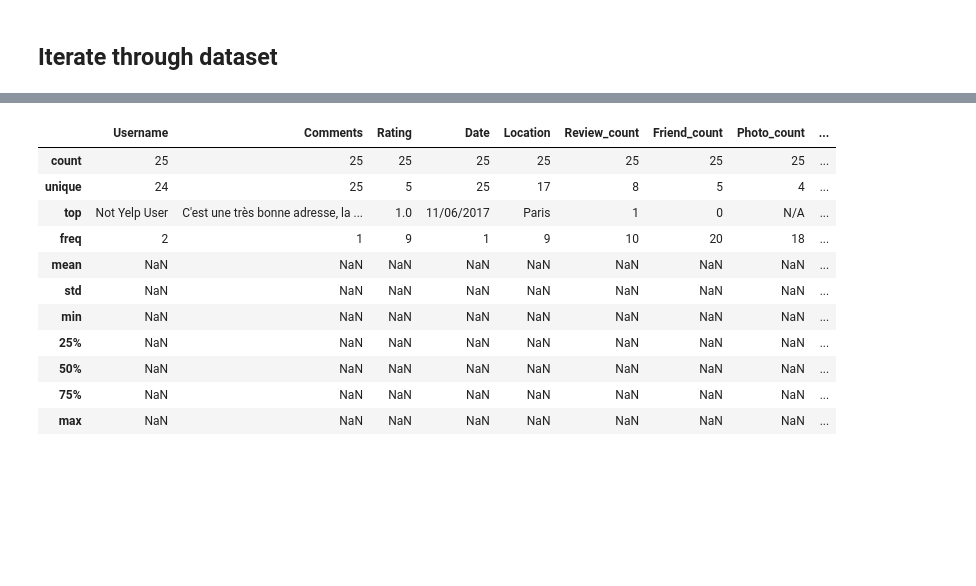
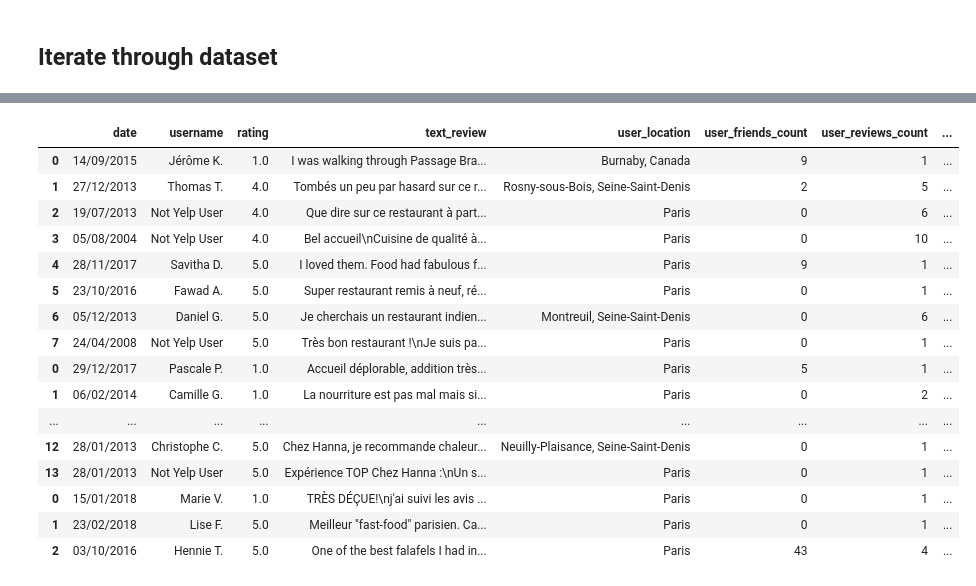
Before and after one commit to AnisZakari/Fake_review_detection, a Jupyter notebook: Scraping/Yelp_Paris_Scraping_reviews/scraping_comments_fake.ipynb, the cells around one changed output, grey strips where cells are left out. Saved outputs shown, nothing was run; the diff lists cells and outputs as text; code cells hidden in the pictures; blank space fills up the shorter version.

```diff
--- a/Scraping/Yelp_Paris_Scraping_reviews/scraping_comments_fake.ipynb
+++ b/Scraping/Yelp_Paris_Scraping_reviews/scraping_comments_fake.ipynb
@@ -370,17 +392,22 @@ max     NaN
-# %%
-final_df.describe(include = "all")
-# %% [output]
-|  | Username | Comments | Rating | Date | Location | Review_count | Friend_count | Photo_count | ... |
-| count | 25 | 25 | 25 | 25 | 25 | 25 | 25 | 25 | ... |
-| unique | 24 | 25 | 5 | 25 | 17 | 8 | 5 | 4 | ... |
-| top | Not Yelp User | C'est une très bonne adresse, la ... | 1.0 | 11/06/2017 | Paris | 1 | 0 | N/A | ... |
-| freq | 2 | 1 | 9 | 1 | 9 | 10 | 20 | 18 | ... |
-| mean | NaN | NaN | NaN | NaN | NaN | NaN | NaN | NaN | ... |
-| std | NaN | NaN | NaN | NaN | NaN | NaN | NaN | NaN | ... |
-| min | NaN | NaN | NaN | NaN | NaN | NaN | NaN | NaN | ... |
-| 25% | NaN | NaN | NaN | NaN | NaN | NaN | NaN | NaN | ... |
-| 50% | NaN | NaN | NaN | NaN | NaN | NaN | NaN | NaN | ... |
-| 75% | NaN | NaN | NaN | NaN | NaN | NaN | NaN | NaN | ... |
-| max | NaN | NaN | NaN | NaN | NaN | NaN | NaN | NaN | ... |
+# %%
+final_df
+# %% [output]
+|  | date | username | rating | text_review | user_location | user_friends_count | user_reviews_count | ... |
+| 0 | 14/09/2015 | Jérôme K. | 1.0 | I was walking through Passage Bra... | Burnaby, Canada | 9 | 1 | ... |
+| 1 | 27/12/2013 | Thomas T. | 4.0 | Tombés un peu par hasard sur ce r... | Rosny-sous-Bois, Seine-Saint-Denis | 2 | 5 | ... |
+| 2 | 19/07/2013 | Not Yelp User | 4.0 | Que dire sur ce restaurant à part... | Paris | 0 | 6 | ... |
+| 3 | 05/08/2004 | Not Yelp User | 4.0 | Bel accueil\nCuisine de qualité à... | Paris | 0 | 10 | ... |
+| 4 | 28/11/2017 | Savitha D. | 5.0 | I loved them. Food had fabulous f... | Paris | 9 | 1 | ... |
+| 5 | 23/10/2016 | Fawad A. | 5.0 | Super restaurant remis à neuf, ré... | Paris | 0 | 1 | ... |
+| 6 | 05/12/2013 | Daniel G. | 5.0 | Je cherchais un restaurant indien... | Montreuil, Seine-Saint-Denis | 0 | 6 | ... |
+| 7 | 24/04/2008 | Not Yelp User | 5.0 | Très bon restaurant !\nJe suis pa... | Paris | 0 | 1 | ... |
+| 0 | 29/12/2017 | Pascale P. | 1.0 | Accueil déplorable, addition très... | Paris | 5 | 1 | ... |
+| 1 | 06/02/2014 | Camille G. | 1.0 | La nourriture est pas mal mais si... | Paris | 0 | 2 | ... |
+| ... | ... | ... | ... | ... | ... | ... | ... | ... |
+| 12 | 28/01/2013 | Christophe C. | 5.0 | Chez Hanna, je recommande chaleur... | Neuilly-Plaisance, Seine-Saint-Denis | 0 | 1 | ... |
+| 13 | 28/01/2013 | Not Yelp User | 5.0 | Expérience TOP Chez Hanna :\nUn s... | Paris | 0 | 1 | ... |
+| 0 | 15/01/2018 | Marie V. | 1.0 | TRÈS DÉÇUE!\nj'ai suivi les avis ... | Paris | 0 | 1 | ... |
+| 1 | 23/02/2018 | Lise F. | 5.0 | Meilleur "fast-food" parisien. Ca... | Paris | 0 | 1 | ... |
+| 2 | 03/10/2016 | Hennie T. | 5.0 | One of the best falafels I had in... | Paris | 43 | 4 | ... |
 # %%
 driver = webdriver.Chrome('/Users/personal/Desktop/chromedriver')
```
Also changed, not shown: parts of 7 cells of this notebook.
